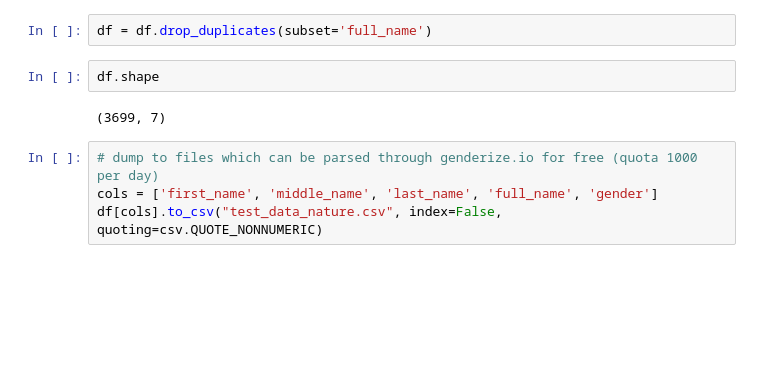
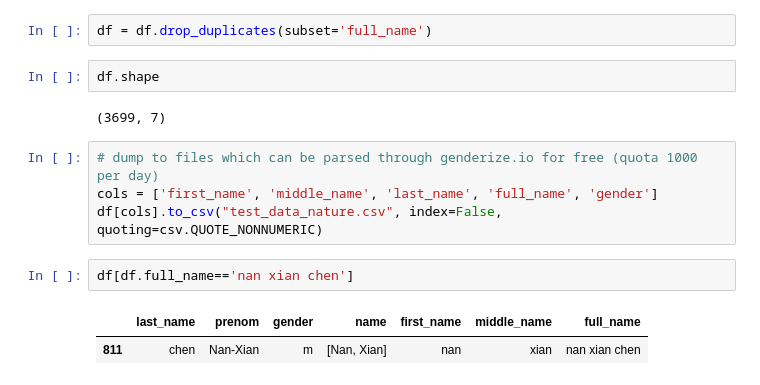
Before and after one commit to GenderGapSTEM-PublicationAnalysis/name_gender_inference, a Jupyter notebook: test_data/raw_data/Prepare_test_data_from_Nature_paper.ipynb, the cells around one changed output. Drawn from its saved outputs; the diff is of its cells as text; blank space fills up the shorter version.

Commit message:
There's a name nan in this dataset. Read with keep_default_na to avoid being parsed as NaN

```diff
--- a/test_data/raw_data/Prepare_test_data_from_Nature_paper.ipynb
+++ b/test_data/raw_data/Prepare_test_data_from_Nature_paper.ipynb
@@ -212,3 +212,8 @@ df.shape
 # dump to files which can be parsed through genderize.io for free (quota 1000 per day)
 cols = ['first_name', 'middle_name', 'last_name', 'full_name', 'gender']
 df[cols].to_csv("test_data_nature.csv", index=False, quoting=csv.QUOTE_NONNUMERIC)
+# %%
+df[df.full_name=='nan xian chen']
+# %% [output]
+|  | last_name | prenom | gender | name | first_name | middle_name | full_name |
+| 811 | chen | Nan-Xian | m | [Nan, Xian] | nan | xian | nan xian chen |
```
Also changed, not shown: parts of 1 cell of this notebook.
